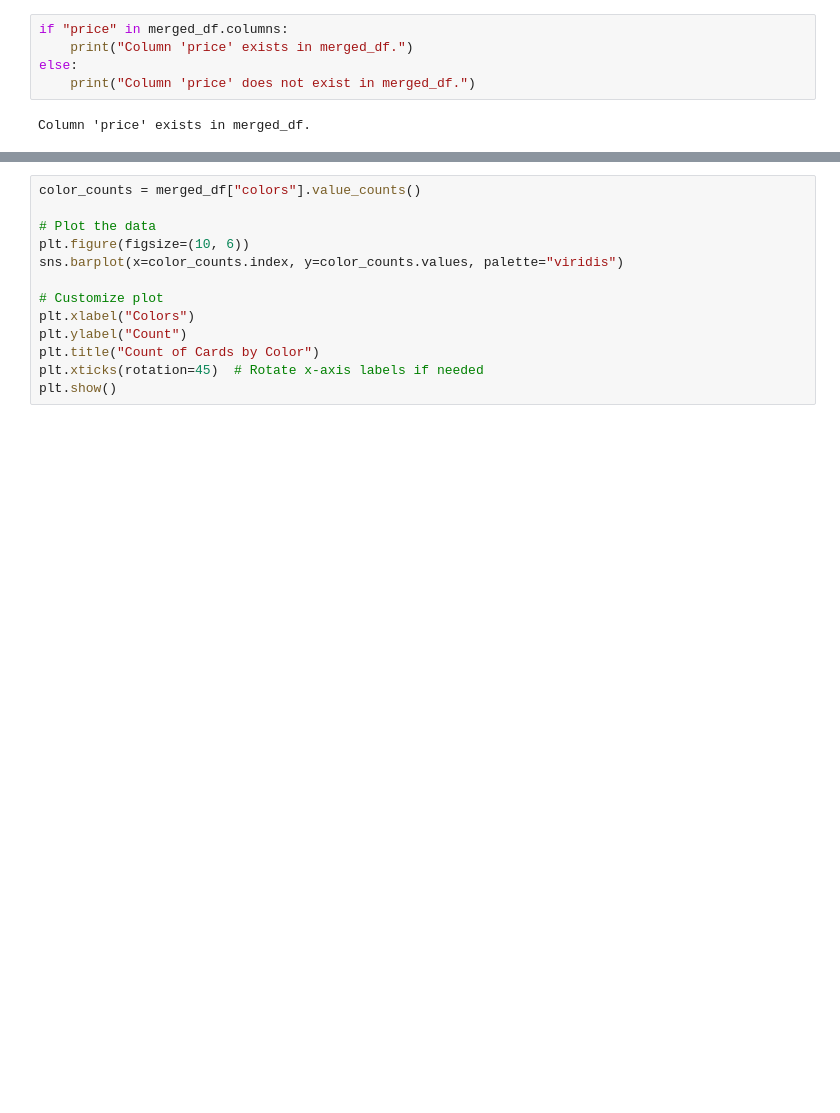
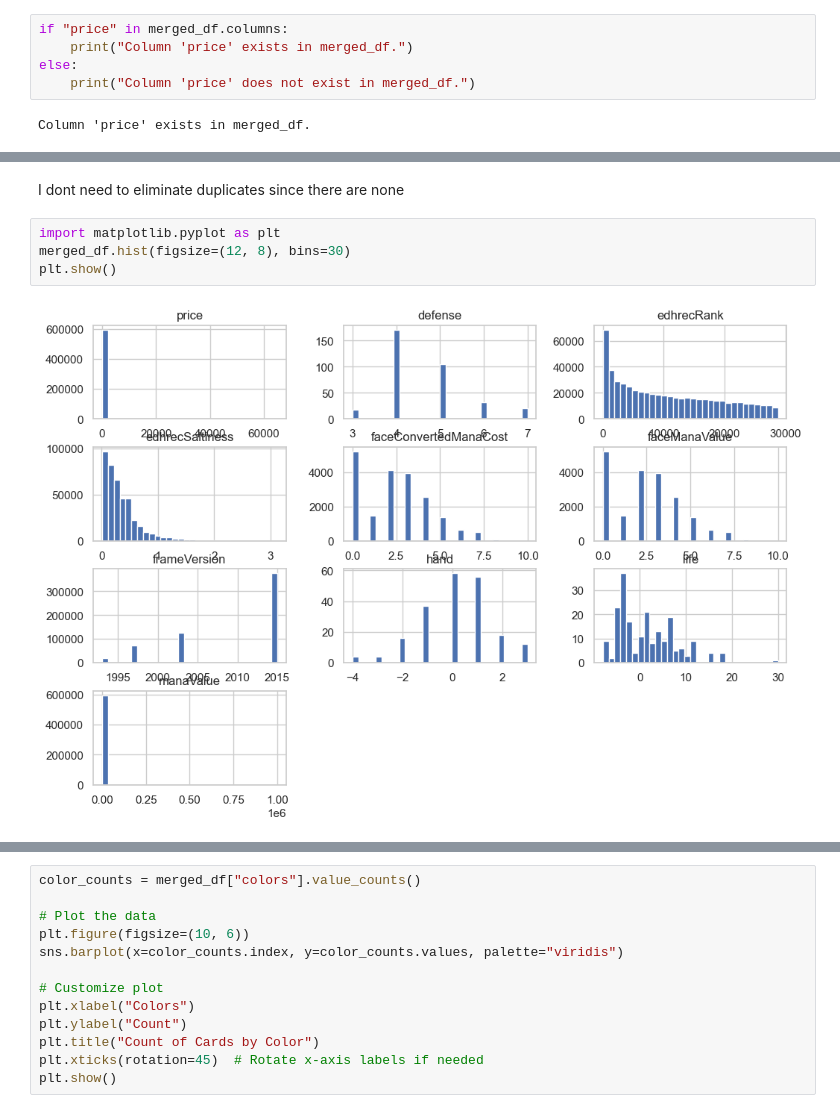
Before and after one commit to eevcan/Capstone, a Jupyter notebook: Data_analysis.ipynb, the cells around one changed output, grey strips where cells are left out. Drawn from its saved outputs; the diff is of its cells as text; blank space fills up the shorter version.

```diff
--- a/Data_analysis.ipynb
+++ b/Data_analysis.ipynb
@@ -104 +178,9 @@ Does the Rarity Type matter?
+# %% [markdown]
+I dont need to eliminate duplicates since there are none
+# %%
+import matplotlib.pyplot as plt
+merged_df.hist(figsize=(12, 8), bins=30)
+plt.show()
+# %% [output]
+[figure, added]
 # %%
```
Also changed, not shown: parts of 23 cells of this notebook.
